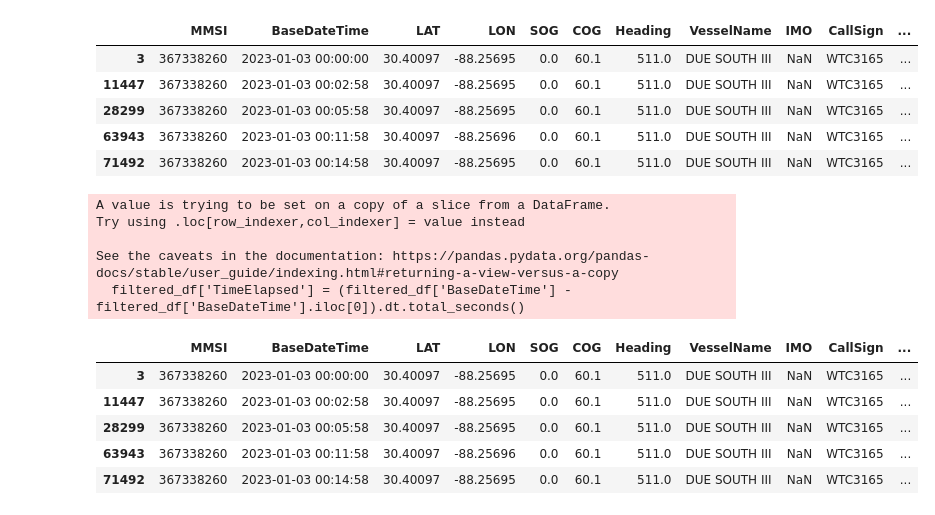
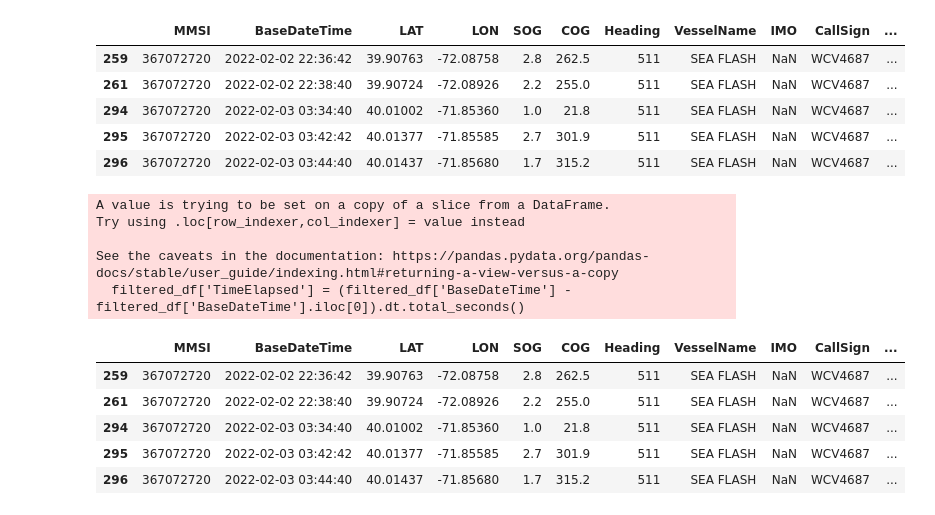
Before and after one commit to Astronauty/AiPEX-Projects, a Jupyter notebook: AIS/ais_analysis_1.ipynb, the cells around one changed output. Saved outputs shown, nothing was run; the diff lists cells and outputs as text; code cells hidden in the pictures.

```diff
--- a/AIS/ais_analysis_1.ipynb
+++ b/AIS/ais_analysis_1.ipynb
@@ -5,4 +5,4 @@ import matplotlib.pyplot as mpl
 # %%
-df = pd.read_csv('AIS_2023_01_03.csv')
+df = pd.read_csv('AIS_172779598539966953_2098-1727795986074.csv')
 df['BaseDateTime']
 # %% [output]
@@ -30,13 +30,15 @@ df.head()
 # %%
 
 df['BaseDateTime'] = pd.to_datetime(df['BaseDateTime'])
-filtered_df = df[df['CallSign'] == 'WTC3165']
+# filtered_df = df[df['VesselType'] == 30.0]
+filtered_df = df[df['CallSign'] =='WCV4687']
+
 filtered_df.head(5)
 # %% [output]
 |  | MMSI | BaseDateTime | LAT | LON | SOG | COG | Heading | VesselName | IMO | CallSign | ... |
-| 3 | 367338260 | 2023-01-03 00:00:00 | 30.40097 | -88.25695 | 0.0 | 60.1 | 511.0 | DUE SOUTH III | NaN | WTC3165 | ... |
-| 11447 | 367338260 | 2023-01-03 00:02:58 | 30.40097 | -88.25695 | 0.0 | 60.1 | 511.0 | DUE SOUTH III | NaN | WTC3165 | ... |
-| 28299 | 367338260 | 2023-01-03 00:05:58 | 30.40097 | -88.25695 | 0.0 | 60.1 | 511.0 | DUE SOUTH III | NaN | WTC3165 | ... |
-| 63943 | 367338260 | 2023-01-03 00:11:58 | 30.40097 | -88.25696 | 0.0 | 60.1 | 511.0 | DUE SOUTH III | NaN | WTC3165 | ... |
-| 71492 | 367338260 | 2023-01-03 00:14:58 | 30.40097 | -88.25695 | 0.0 | 60.1 | 511.0 | DUE SOUTH III | NaN | WTC3165 | ... |
+| 259 | 367072720 | 2022-02-02 22:36:42 | 39.90763 | -72.08758 | 2.8 | 262.5 | 511 | SEA FLASH | NaN | WCV4687 | ... |
+| 261 | 367072720 | 2022-02-02 22:38:40 | 39.90724 | -72.08926 | 2.2 | 255.0 | 511 | SEA FLASH | NaN | WCV4687 | ... |
+| 294 | 367072720 | 2022-02-03 03:34:40 | 40.01002 | -71.85360 | 1.0 | 21.8 | 511 | SEA FLASH | NaN | WCV4687 | ... |
+| 295 | 367072720 | 2022-02-03 03:42:42 | 40.01377 | -71.85585 | 2.7 | 301.9 | 511 | SEA FLASH | NaN | WCV4687 | ... |
+| 296 | 367072720 | 2022-02-03 03:44:40 | 40.01437 | -71.85680 | 1.7 | 315.2 | 511 | SEA FLASH | NaN | WCV4687 | ... |
 # %%
@@ -52,9 +53,9 @@ See the caveats in the documentation: https://pandas.pydata.org/pandas-docs/stab
 filtered_df.head()
 # %% [output]
 |  | MMSI | BaseDateTime | LAT | LON | SOG | COG | Heading | VesselName | IMO | CallSign | ... |
-| 3 | 367338260 | 2023-01-03 00:00:00 | 30.40097 | -88.25695 | 0.0 | 60.1 | 511.0 | DUE SOUTH III | NaN | WTC3165 | ... |
-| 11447 | 367338260 | 2023-01-03 00:02:58 | 30.40097 | -88.25695 | 0.0 | 60.1 | 511.0 | DUE SOUTH III | NaN | WTC3165 | ... |
-| 28299 | 367338260 | 2023-01-03 00:05:58 | 30.40097 | -88.25695 | 0.0 | 60.1 | 511.0 | DUE SOUTH III | NaN | WTC3165 | ... |
-| 63943 | 367338260 | 2023-01-03 00:11:58 | 30.40097 | -88.25696 | 0.0 | 60.1 | 511.0 | DUE SOUTH III | NaN | WTC3165 | ... |
-| 71492 | 367338260 | 2023-01-03 00:14:58 | 30.40097 | -88.25695 | 0.0 | 60.1 | 511.0 | DUE SOUTH III | NaN | WTC3165 | ... |
+| 259 | 367072720 | 2022-02-02 22:36:42 | 39.90763 | -72.08758 | 2.8 | 262.5 | 511 | SEA FLASH | NaN | WCV4687 | ... |
+| 261 | 367072720 | 2022-02-02 22:38:40 | 39.90724 | -72.08926 | 2.2 | 255.0 | 511 | SEA FLASH | NaN | WCV4687 | ... |
+| 294 | 367072720 | 2022-02-03 03:34:40 | 40.01002 | -71.85360 | 1.0 | 21.8 | 511 | SEA FLASH | NaN | WCV4687 | ... |
+| 295 | 367072720 | 2022-02-03 03:42:42 | 40.01377 | -71.85585 | 2.7 | 301.9 | 511 | SEA FLASH | NaN | WCV4687 | ... |
+| 296 | 367072720 | 2022-02-03 03:44:40 | 40.01437 | -71.85680 | 1.7 | 315.2 | 511 | SEA FLASH | NaN | WCV4687 | ... |
 # %%
```
Also changed, not shown: parts of 6 cells of this notebook.
